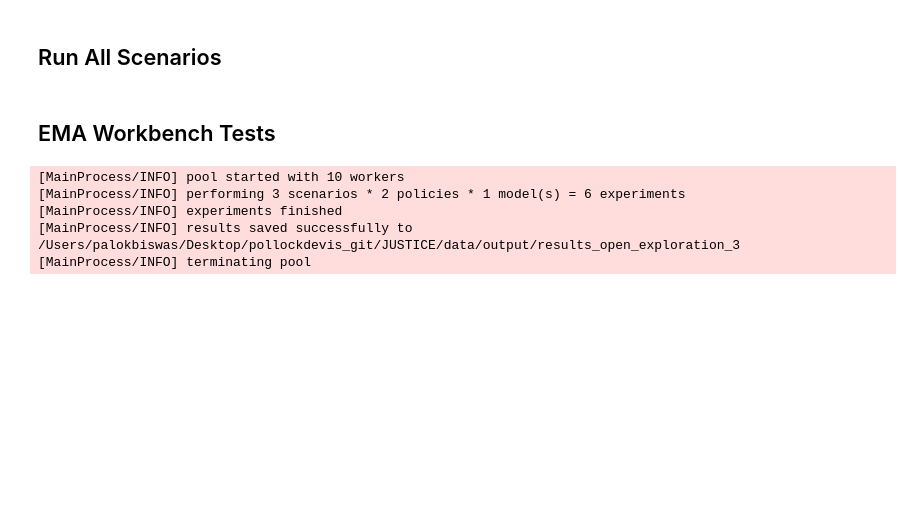
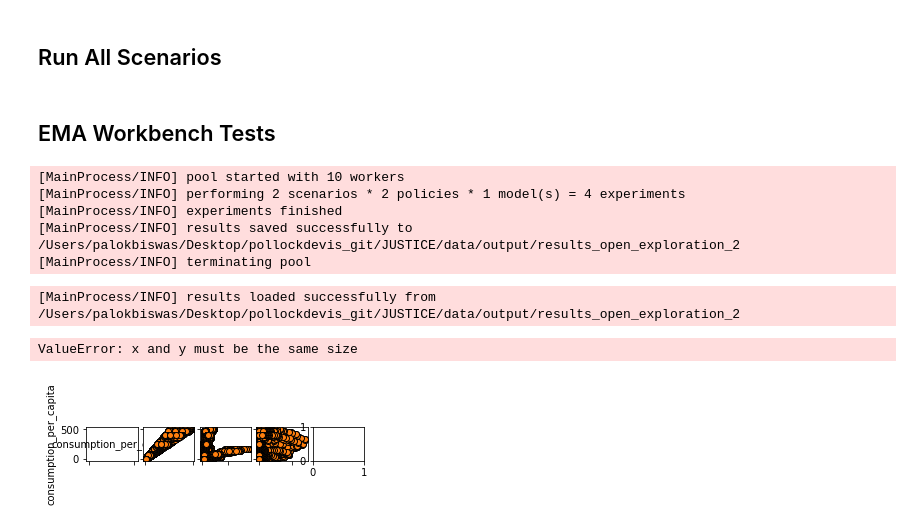
Before and after one commit to pollockDeVis/JUSTICE, a Jupyter notebook: JUSTICE_example_run.ipynb, the cells around one changed output. Drawn from its saved outputs; the diff is of its cells as text; code cells hidden in the pictures; blank space fills up the shorter version.

```diff
--- a/JUSTICE_example_run.ipynb
+++ b/JUSTICE_example_run.ipynb
@@ -269,10 +268,24 @@ for idx, scenarios in enumerate(list(Scenario)):
 # %%
 from analysis.analyzer import perform_exploratory_analysis
 # %%
-perform_exploratory_analysis(number_of_experiments=3)
+perform_exploratory_analysis(number_of_experiments=2)
 # %% [output]
 [MainProcess/INFO] pool started with 10 workers
-[MainProcess/INFO] performing 3 scenarios * 2 policies * 1 model(s) = 6 experiments
+[MainProcess/INFO] performing 2 scenarios * 2 policies * 1 model(s) = 4 experiments
 [MainProcess/INFO] experiments finished
-[MainProcess/INFO] results saved successfully to /Users/palokbiswas/Desktop/pollockdevis_git/JUSTICE/data/output/results_open_exploration_3
+[MainProcess/INFO] results saved successfully to /Users/palokbiswas/Desktop/pollockdevis_git/JUSTICE/data/output/results_open_exploration_2
 [MainProcess/INFO] terminating pool
+# %%
+import matplotlib.pyplot as plt
+import numpy as np
+
+from ema_workbench import load_results, ema_logging
+from ema_workbench.analysis.pairs_plotting import pairs_lines, pairs_scatter, pairs_density
+
+ema_logging.log_to_stderr(level=ema_logging.DEFAULT_LEVEL)
+
+# load the data
+fh = "./data/output/results_open_exploration_2"
+experiments, outcomes = load_results(fh)
+# %% [output]
+[MainProcess/INFO] results loaded successfully from /Users/palokbiswas/Desktop/pollockdevis_git/JUSTICE/data/output/results_open_exploration_2
@@ -278,0 +394,20 @@ perform_exploratory_analysis(number_of_experiments=3)
+# %%
+# pairs_scatter(experiments, tr, filter_scalar=False)
+# pairs_lines(experiments, outcomes)
+# pairs_density(experiments, tr, filter_scalar=False)
+# plt.show()
+
+
+# outcomes = pd.DataFrame(outcomes)
+# outcome_names = get_outcome_names()
+
+# plot_pathways(outcomes, outcome_names)
+
+from ema_workbench.analysis import pairs_plotting
+
+fig, axes = pairs_plotting.pairs_scatter(experiments, outcomes, group_by="policy", legend=False) #
+fig.set_size_inches(18, 18)
+plt.show()
+# %% [output]
+ValueError: x and y must be the same size
+[figure, added]
```
Also changed, not shown: parts of 6 cells of this notebook, 2 other files.
